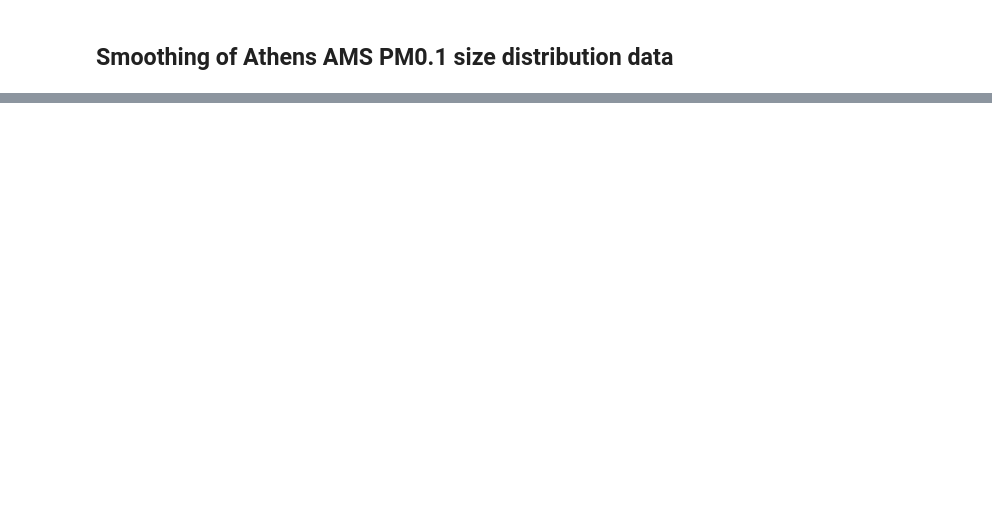
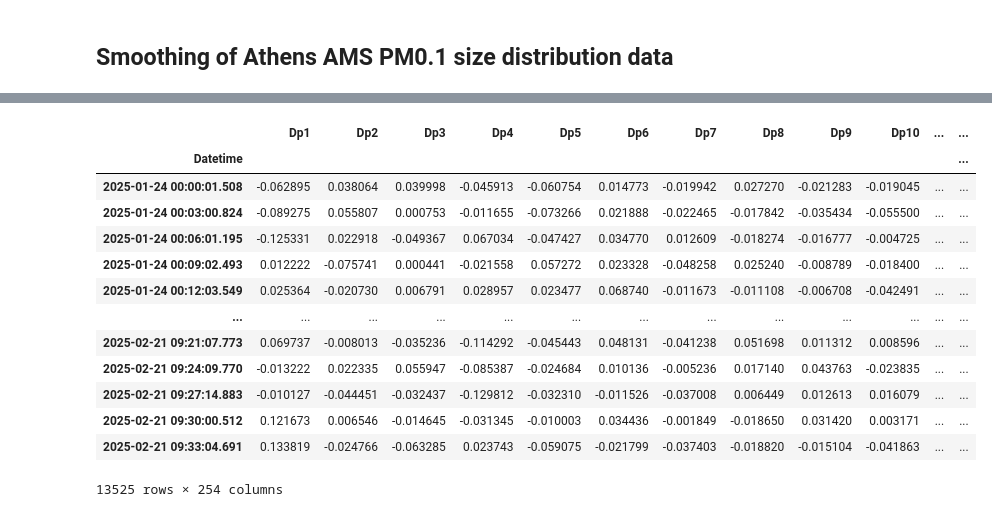
Before and after one commit to georgia-rg/Athens_Thissio_2025, a Jupyter notebook: smoothing.ipynb, the cells around one changed output, grey strips where cells are left out. Drawn from its saved outputs; the diff is of its cells as text; code cells hidden in the pictures; blank space fills up the shorter version.

```diff
--- a/smoothing.ipynb
+++ b/smoothing.ipynb
@@ -100,2 +114,19 @@ df_org now starts on: 2025-01-24 06:00:07.604000
+# %%
+df_sulf
+# %% [output]
+|  | Dp1 | Dp2 | Dp3 | Dp4 | Dp5 | Dp6 | Dp7 | Dp8 | Dp9 | Dp10 | ... | ... |
+| Datetime |  |  |  |  |  |  |  |  |  |  |  | ... |
+| 2025-01-24 00:00:01.508 | -0.062895 | 0.038064 | 0.039998 | -0.045913 | -0.060754 | 0.014773 | -0.019942 | 0.027270 | -0.021283 | -0.019045 | ... | ... |
+| 2025-01-24 00:03:00.824 | -0.089275 | 0.055807 | 0.000753 | -0.011655 | -0.073266 | 0.021888 | -0.022465 | -0.017842 | -0.035434 | -0.055500 | ... | ... |
+| 2025-01-24 00:06:01.195 | -0.125331 | 0.022918 | -0.049367 | 0.067034 | -0.047427 | 0.034770 | 0.012609 | -0.018274 | -0.016777 | -0.004725 | ... | ... |
+| 2025-01-24 00:09:02.493 | 0.012222 | -0.075741 | 0.000441 | -0.021558 | 0.057272 | 0.023328 | -0.048258 | 0.025240 | -0.008789 | -0.018400 | ... | ... |
+| 2025-01-24 00:12:03.549 | 0.025364 | -0.020730 | 0.006791 | 0.028957 | 0.023477 | 0.068740 | -0.011673 | -0.011108 | -0.006708 | -0.042491 | ... | ... |
+| ... | ... | ... | ... | ... | ... | ... | ... | ... | ... | ... | ... | ... |
+| 2025-02-21 09:21:07.773 | 0.069737 | -0.008013 | -0.035236 | -0.114292 | -0.045443 | 0.048131 | -0.041238 | 0.051698 | 0.011312 | 0.008596 | ... | ... |
+| 2025-02-21 09:24:09.770 | -0.013222 | 0.022335 | 0.055947 | -0.085387 | -0.024684 | 0.010136 | -0.005236 | 0.017140 | 0.043763 | -0.023835 | ... | ... |
+| 2025-02-21 09:27:14.883 | -0.010127 | -0.044451 | -0.032437 | -0.129812 | -0.032310 | -0.011526 | -0.037008 | 0.006449 | 0.012613 | 0.016079 | ... | ... |
+| 2025-02-21 09:30:00.512 | 0.121673 | 0.006546 | -0.014645 | -0.031345 | -0.010003 | 0.034436 | -0.001849 | -0.018650 | 0.031420 | 0.003171 | ... | ... |
+| 2025-02-21 09:33:04.691 | 0.133819 | -0.024766 | -0.063285 | 0.023743 | -0.059075 | -0.021799 | -0.037403 | -0.018820 | -0.015104 | -0.041863 | ... | ... |
+13525 rows × 254 columns
 # %%
 df_org.head()
```
Also changed, not shown: parts of 16 cells of this notebook.
